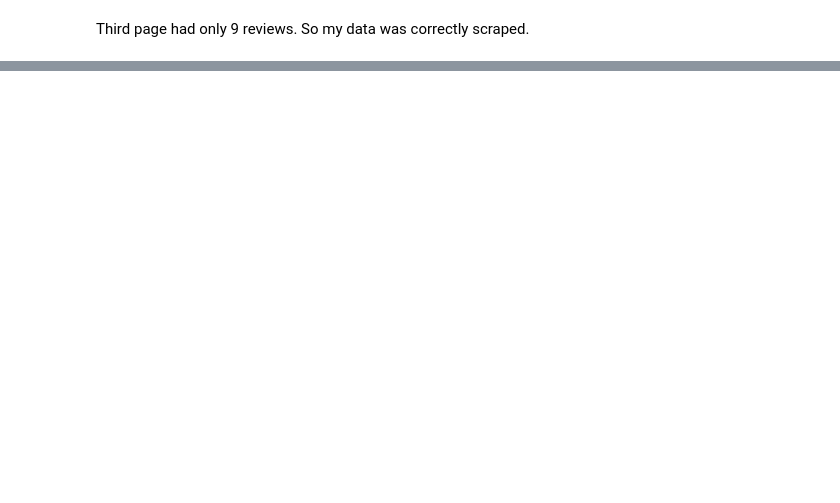
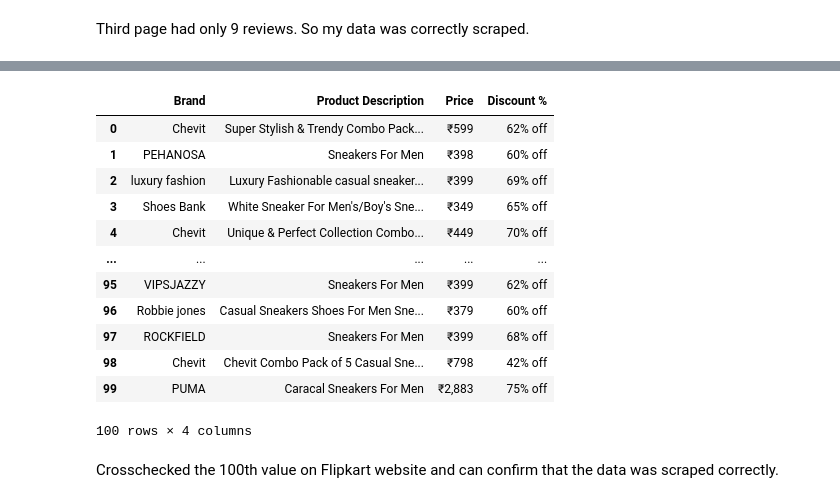
Before and after one commit to Aliakbar2/WEB-SCRAPING-ASSIGNMENT-1, a Jupyter notebook: webscraping_assignment_2.ipynb, the cells around one changed output, grey strips where cells are left out. Cells and saved outputs as stored; diff of their text form; code cells hidden in the pictures; blank space fills up the shorter version.

```diff
--- a/webscraping_assignment_2.ipynb
+++ b/webscraping_assignment_2.ipynb
@@ -1108,0 +1141,10 @@ You have to scrape this data for first 100 reviews.
+# %%
+#finding the brand name tags from first 3 pages/URLs and scraping the text from it in an empty list
+brand_list = []
+for i in page_url[:3]:
+    driver.get(i)
+    time.sleep(2)
+    brand_tags = driver.find_elements_by_xpath("//div[@class='_2WkVRV']")
+    for i in brand_tags:
+        brand_list.append(i.text)
+brand_list
@@ -1108,0 +1213,11 @@ You have to scrape this data for first 100 reviews.
+# %%
+#finding the price tags from first 3 pages/URLs and scraping the text from it in an empty list
+
+price_list = []
+for i in page_url[:3]:
+    driver.get(i)
+    time.sleep(2)
+    price_tags = driver.find_elements_by_xpath("//div[@class='_30jeq3']")
+    for i in price_tags:
+        price_list.append(i.text)
+price_list
@@ -1108,0 +1247,10 @@ You have to scrape this data for first 100 reviews.
+# %%
+#finding the Discount % tags from first 3 pages and scraping the text from it in an empty list
+discount_list = []
+for i in page_url[:3]:
+    driver.get(i)
+    time.sleep(2)
+    discount_tags = driver.find_elements_by_xpath("//div[@class='_3Ay6Sb']//span")
+    for i in discount_tags:
+        discount_list.append(i.text)
+discount_list
@@ -1108,0 +1275,27 @@ You have to scrape this data for first 100 reviews.
+# %%
+#Finally create a dataframe of the scraped with applied filters.
+#Creating a dataframe for Brand, Product Description, Price & Discount %
+
+df = pd.DataFrame({})
+
+df["Brand"] = brand_list[:100]
+df["Product Description"] = description_list[:100]
+df["Price"] = price_list[:100]
+df["Discount %"] = discount_list[:100]
+df
+# %% [output]
+|  | Brand | Product Description | Price | Discount % |
+| 0 | Chevit | Super Stylish & Trendy Combo Pack... | ₹599 | 62% off |
+| 1 | PEHANOSA | Sneakers For Men | ₹398 | 60% off |
+| 2 | luxury fashion | Luxury Fashionable casual sneaker... | ₹399 | 69% off |
+| 3 | Shoes Bank | White Sneaker For Men's/Boy's Sne... | ₹349 | 65% off |
+| 4 | Chevit | Unique & Perfect Collection Combo... | ₹449 | 70% off |
+| ... | ... | ... | ... | ... |
+| 95 | VIPSJAZZY | Sneakers For Men | ₹399 | 62% off |
+| 96 | Robbie jones | Casual Sneakers Shoes For Men Sne... | ₹379 | 60% off |
+| 97 | ROCKFIELD | Sneakers For Men | ₹399 | 68% off |
+| 98 | Chevit | Chevit Combo Pack of 5 Casual Sne... | ₹798 | 42% off |
+| 99 | PUMA | Caracal Sneakers For Men | ₹2,883 | 75% off |
+100 rows × 4 columns
+# %% [markdown]
+Crosschecked the 100th value on Flipkart website and can confirm that the data was scraped correctly.
```
Also changed, not shown: parts of 53 cells of this notebook.
